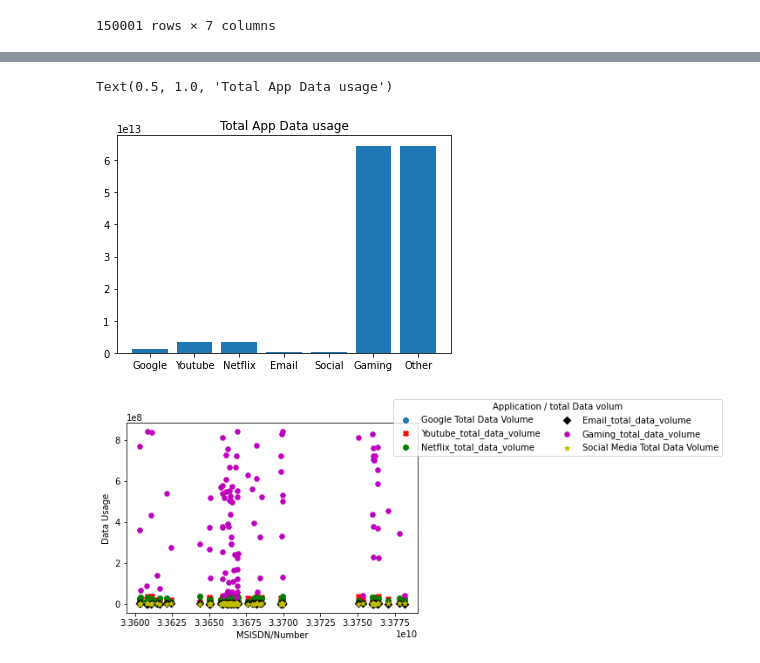
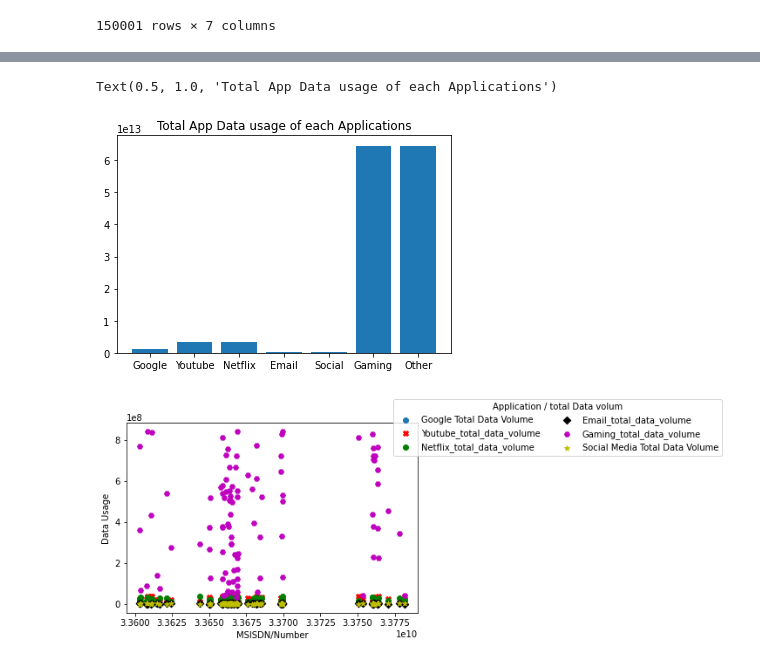
Before and after one commit to miz-ab/10xac_week_one_challenge_1, a Jupyter notebook: notebooks/week_one_challenge_one_task_1_1.ipynb, the cells around one changed output, grey strips where cells are left out. Cells and saved outputs as stored; diff of their text form; code cells hidden in the pictures.

```diff
--- a/notebooks/week_one_challenge_one_task_1_1.ipynb
+++ b/notebooks/week_one_challenge_one_task_1_1.ipynb
@@ -302,15 +322,15 @@ import seaborn as sns
 # %%
 #visualizing total data volume (in Bytes) during this session for each application
 total_usage = df_clean[["Google_total_data_volume", "Youtube_total_data_volume", "Netflix_total_data_volume", "Email_total_data_volume", "Social Media_data_volume","Gaming_total_data_volume", "Other_total_data_volume"]]
 ind = np.arange(7)
 width =0.8
 
 plt.xticks(ind , ("Google", "Youtube", "Netflix", "Email","Social" ,"Gaming", "Other"))
 plt.bar(ind, total_usage.sum(), width, label = "Total Usage")
-plt.title("Total App Data usage")
+plt.title("Total App Data usage of each Applications")
 # %% [output]
-Text(0.5, 1.0, 'Total App Data usage')
+Text(0.5, 1.0, 'Total App Data usage of each Applications')
-[figure, old version]
+[figure, new version]
 # %%
 #visualizing total data volume of each application using scatter plot
 plt.scatter(df_clean['MSISDN/Number'].head(100),df_clean['Google_total_data_volume'].head(100), label='Google Total Data Volume')
```
Also changed, not shown: parts of 23 cells of this notebook.
